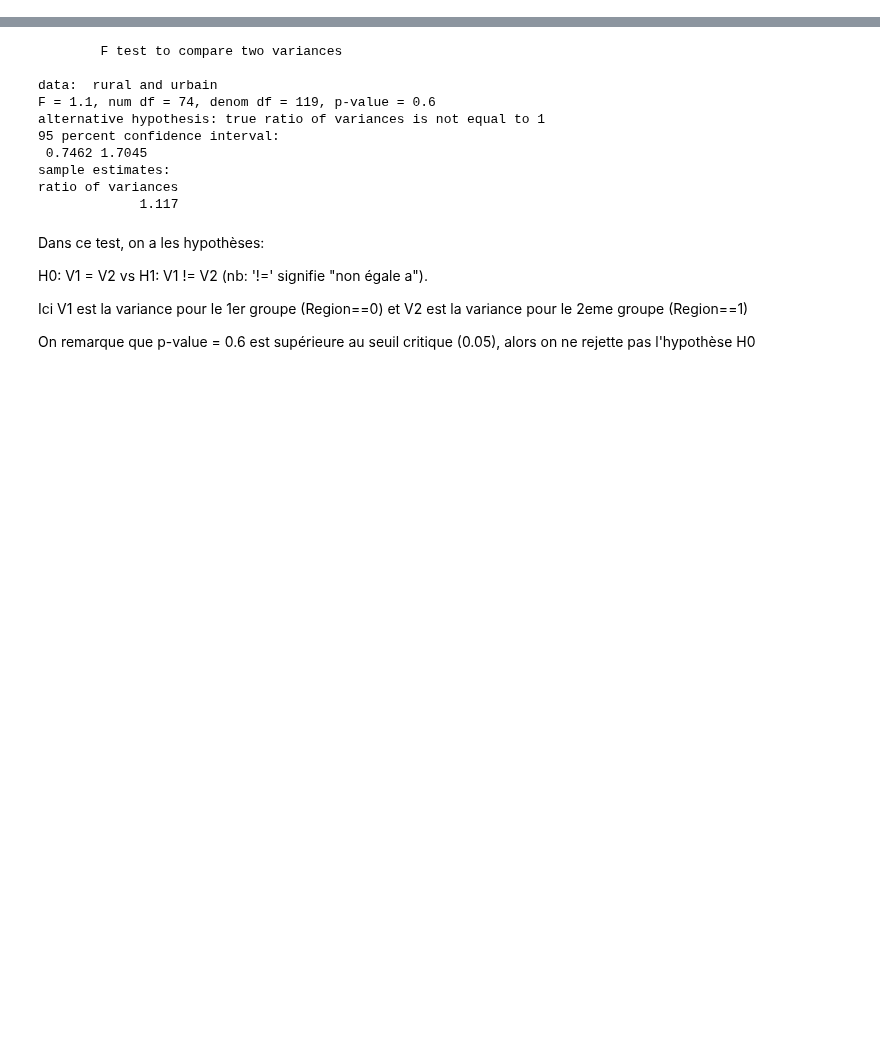
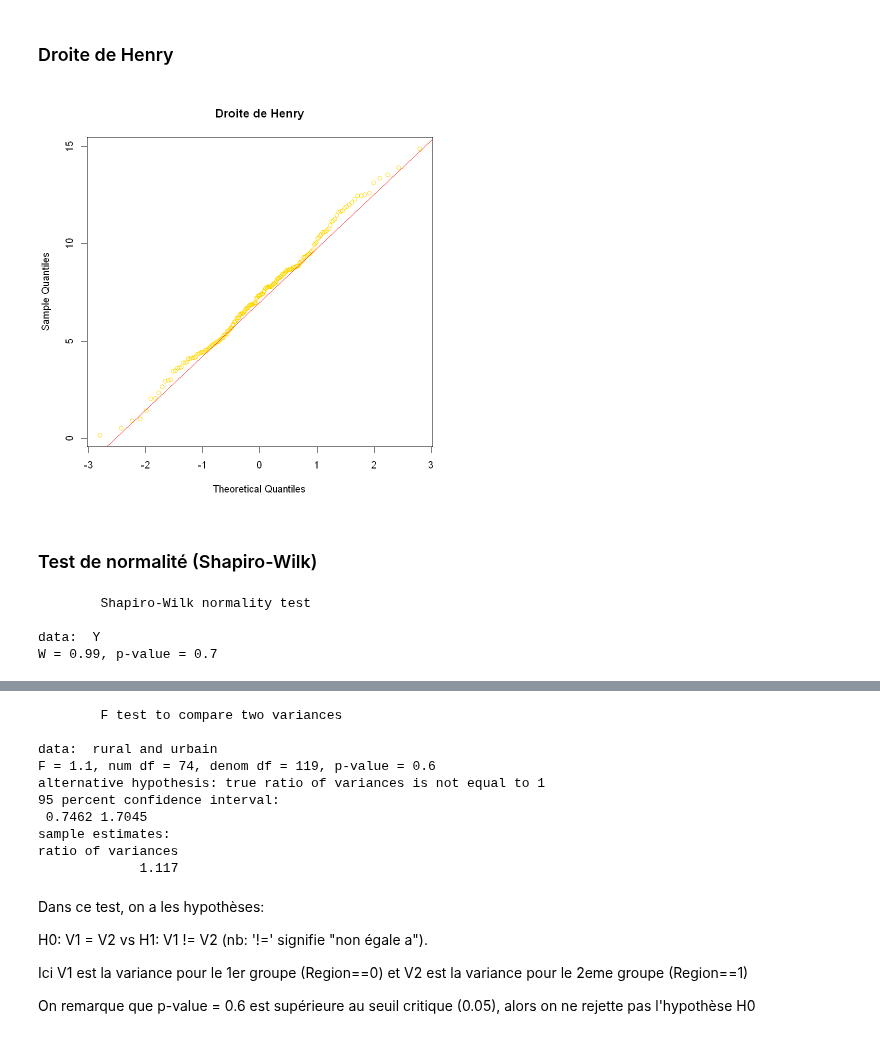
Before and after one commit to loic-hpp/Manage_Data_R, a Jupyter notebook: devoir.ipynb, the cells around one changed output, grey strips where cells are left out. Cells and saved outputs as stored; diff of their text form; code cells hidden in the pictures; blank space fills up the shorter version.

```diff
--- a/devoir.ipynb
+++ b/devoir.ipynb
@@ -132,0 +31,16 @@ statistiques
+# %% [markdown]
+### Droite de Henry
+# %%
+qqnorm(Y, col ="gold", main=paste("Droite de Henry"))
+qqline(Y, col ="red")
+# %% [output]
+[figure, added]
+# %% [markdown]
+### Test de normalité (Shapiro-Wilk)
+# %%
+shapiro.test(Y)
+# %% [output]
+        Shapiro-Wilk normality test
+
+data:  Y
+W = 0.99, p-value = 0.7
```
Also changed, not shown: parts of 106 cells of this notebook.
